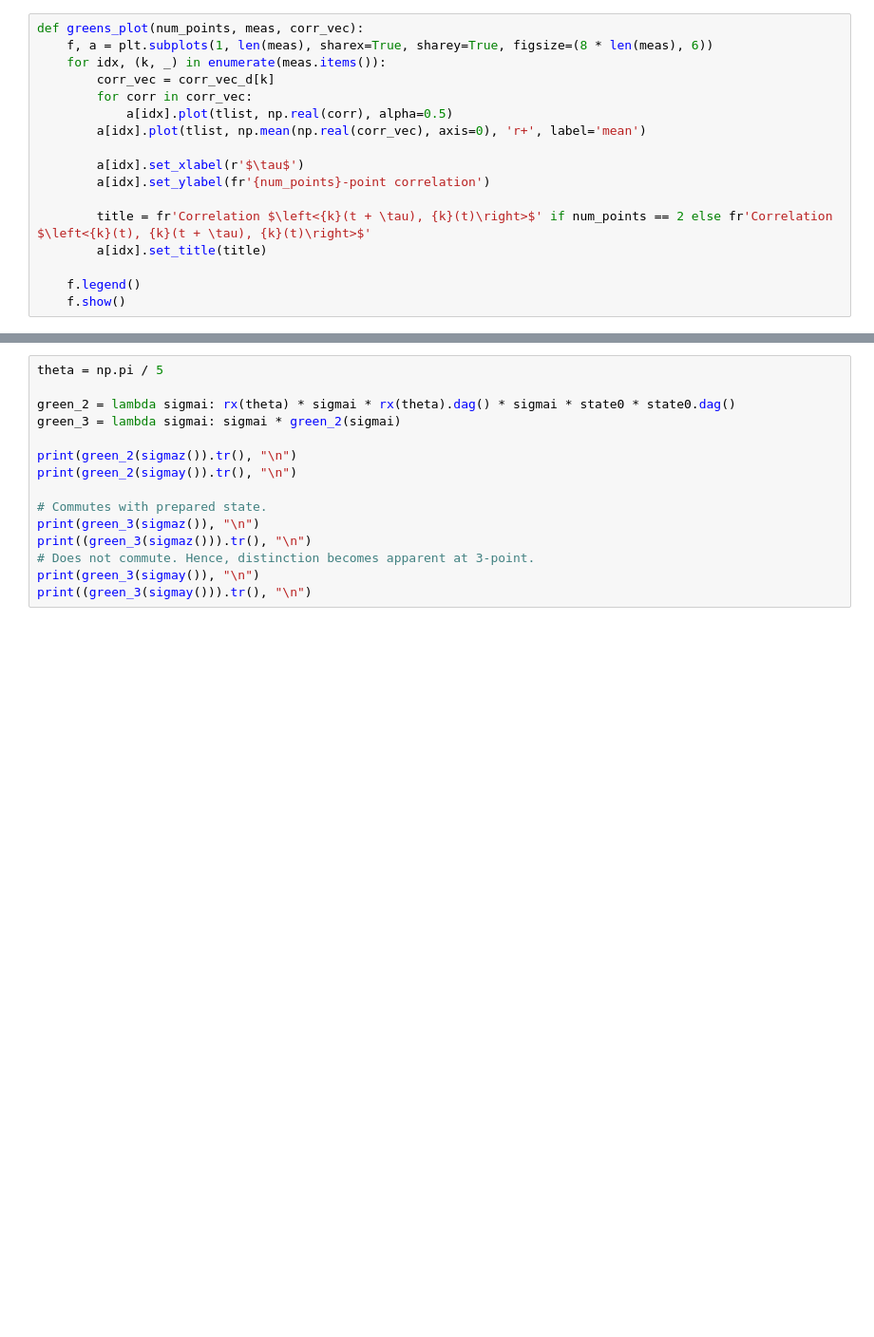
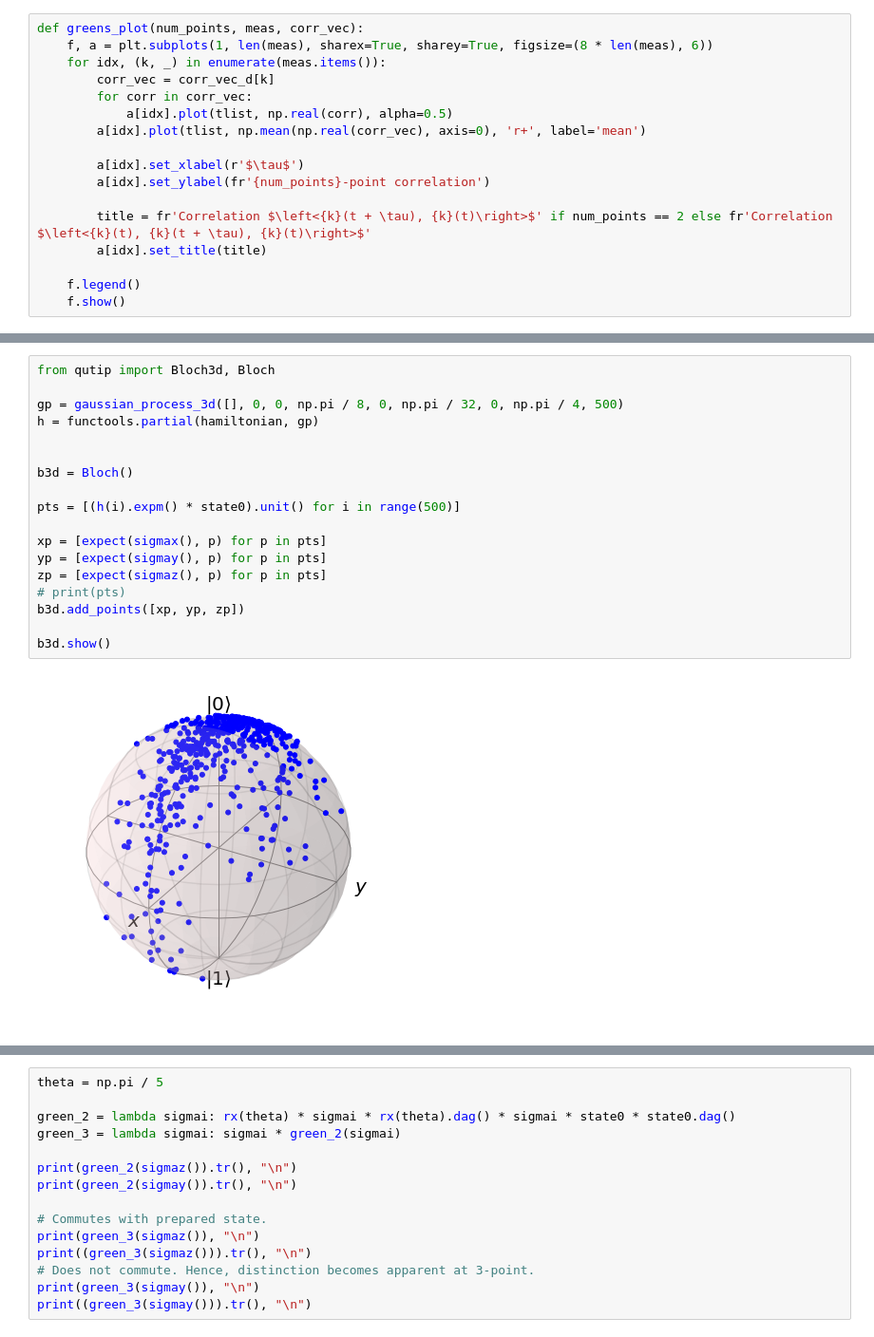
Before and after one commit to farice/SpectatorQubits, a Jupyter notebook: keldysh.ipynb, the cells around one changed output, grey strips where cells are left out. Shown at 95% size. Drawn from its saved outputs; the diff is of its cells as text; blank space fills up the shorter version.

```diff
--- a/keldysh.ipynb
+++ b/keldysh.ipynb
@@ -63,0 +98,20 @@ tlist = np.linspace(0, TAU_MAX - 1, TAU_MAX, dtype=np.int)
+# %%
+from qutip import Bloch3d, Bloch
+
+gp = gaussian_process_3d([], 0, 0, np.pi / 8, 0, np.pi / 32, 0, np.pi / 4, 500)
+h = functools.partial(hamiltonian, gp)
+
+
+b3d = Bloch()
+
+pts = [(h(i).expm() * state0).unit() for i in range(500)]
+
+xp = [expect(sigmax(), p) for p in pts]
+yp = [expect(sigmay(), p) for p in pts]
+zp = [expect(sigmaz(), p) for p in pts]
+# print(pts)
+b3d.add_points([xp, yp, zp])
+
+b3d.show()
+# %% [output]
+[figure, added]
```
Also changed, not shown: parts of 7 cells of this notebook, 3 other files.
